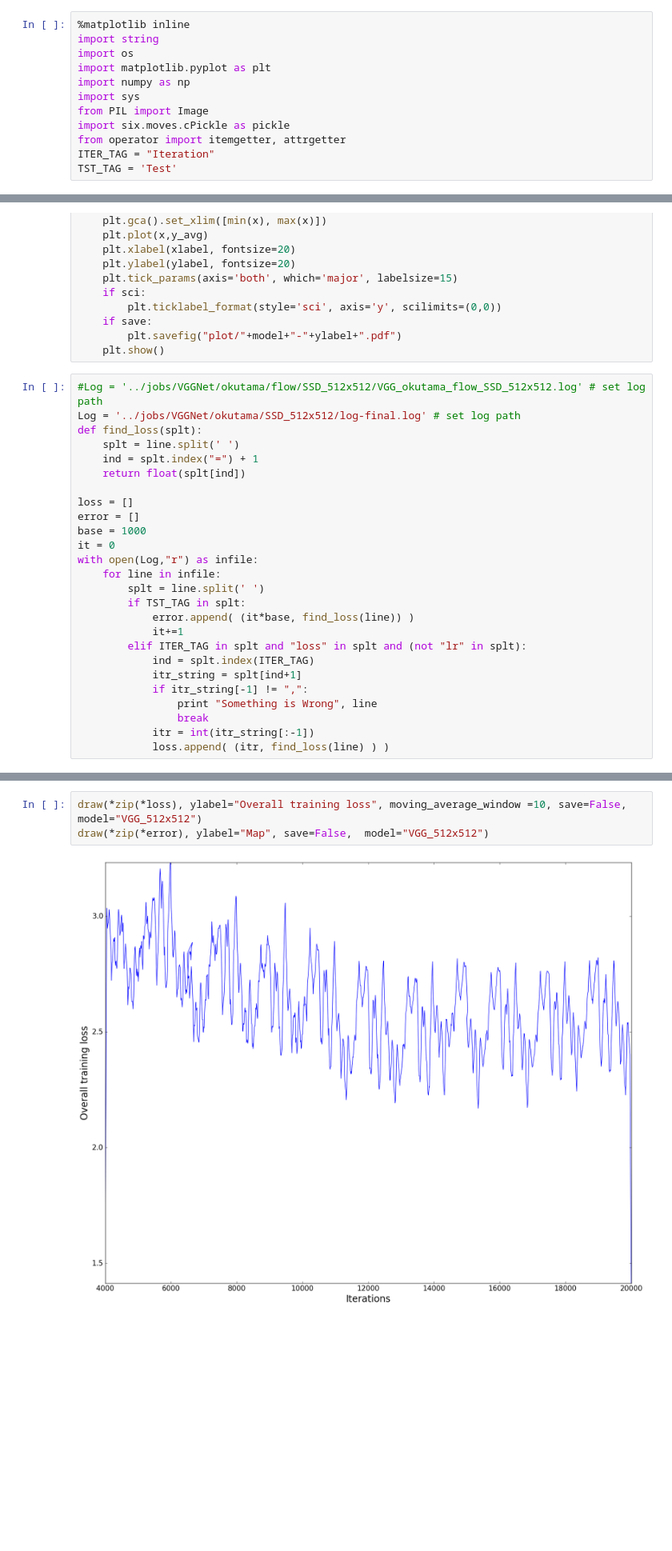
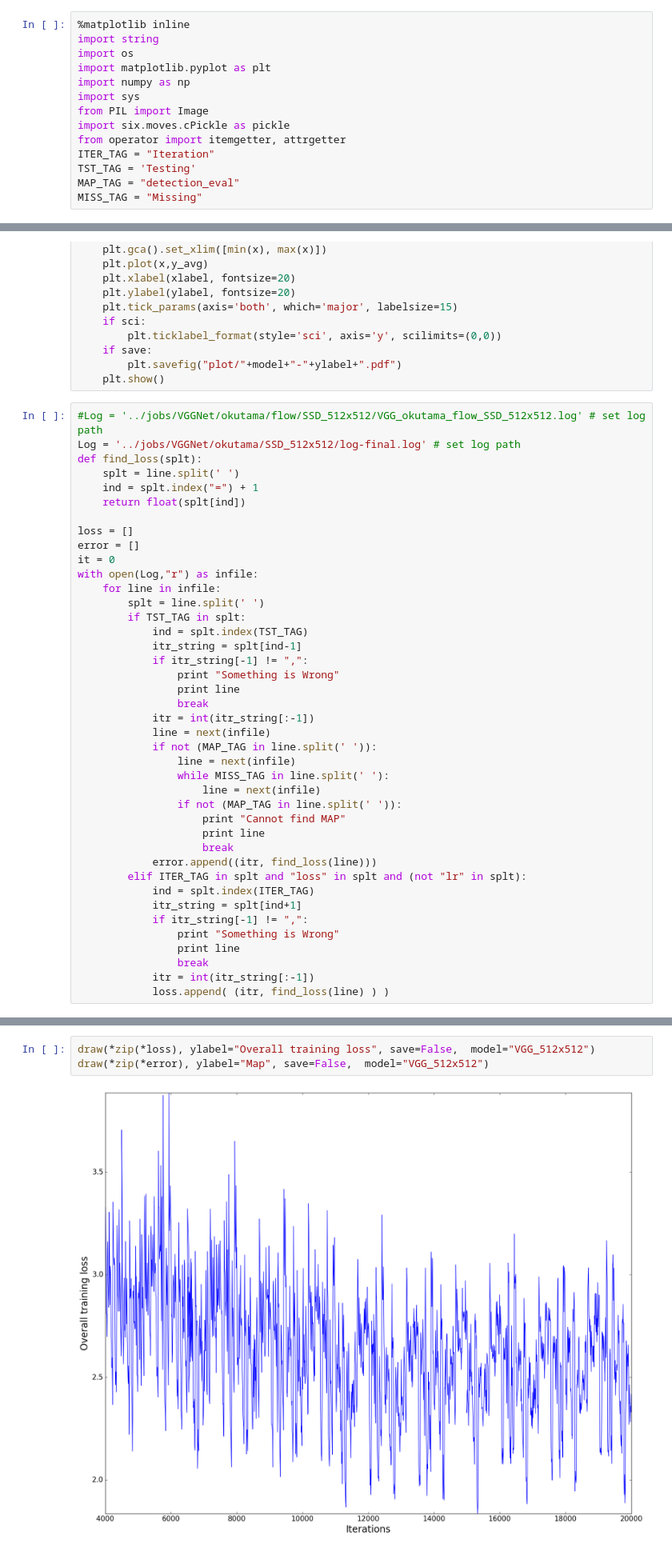
Before and after one commit to Mohammadamin-Barekatain/caffe, a Jupyter notebook: examples/visualization.ipynb, the cells around one changed output, grey strips where cells are left out. Shown at 80% size. Saved outputs shown, nothing was run; the diff lists cells and outputs as text; blank space fills up the shorter version.

Commit message:
update trainings

```diff
--- a/examples/visualization.ipynb
+++ b/examples/visualization.ipynb
@@ -9,7 +9,9 @@ from PIL import Image
 import six.moves.cPickle as pickle
 from operator import itemgetter, attrgetter
 ITER_TAG = "Iteration"
-TST_TAG = 'Test'
+TST_TAG = 'Testing'
+MAP_TAG = "detection_eval"
+MISS_TAG = "Missing"
 # %%
 def movingaverage(interval, window_size):
     window= np.ones(int(window_size))/float(window_size)
@@ -43,19 +45,34 @@ def find_loss(splt):
 
 loss = []
 error = []
-base = 1000
 it = 0
 with open(Log,"r") as infile:
     for line in infile:
         splt = line.split(' ')
         if TST_TAG in splt:
-            error.append( (it*base, find_loss(line)) )
-            it+=1
+            ind = splt.index(TST_TAG)
+            itr_string = splt[ind-1]
+            if itr_string[-1] != ",":
+                print "Something is Wrong"
+                print line
+                break
+            itr = int(itr_string[:-1])
+            line = next(infile)
+            if not (MAP_TAG in line.split(' ')):
+                line = next(infile)
+                while MISS_TAG in line.split(' '):
+                    line = next(infile)
+                if not (MAP_TAG in line.split(' ')):
+                    print "Cannot find MAP"
+                    print line
+                    break
+            error.append((itr, find_loss(line)))
         elif ITER_TAG in splt and "loss" in splt and (not "lr" in splt):
             ind = splt.index(ITER_TAG)
             itr_string = splt[ind+1]
             if itr_string[-1] != ",":
-                print "Something is Wrong", line
+                print "Something is Wrong"
+                print line
                 break
             itr = int(itr_string[:-1])
             loss.append( (itr, find_loss(line) ) )
@@ -66,5 +79,5 @@ print loss
 # %%
-draw(*zip(*loss), ylabel="Overall training loss", moving_average_window =10, save=False,  model="VGG_512x512")
+draw(*zip(*loss), ylabel="Overall training loss", save=False,  model="VGG_512x512")
 draw(*zip(*error), ylabel="Map", save=False,  model="VGG_512x512")
 # %% [output]
-[figure, old version]
+[figure, new version]
```
Also changed, not shown: parts of 3 cells of this notebook, 5 other files.
